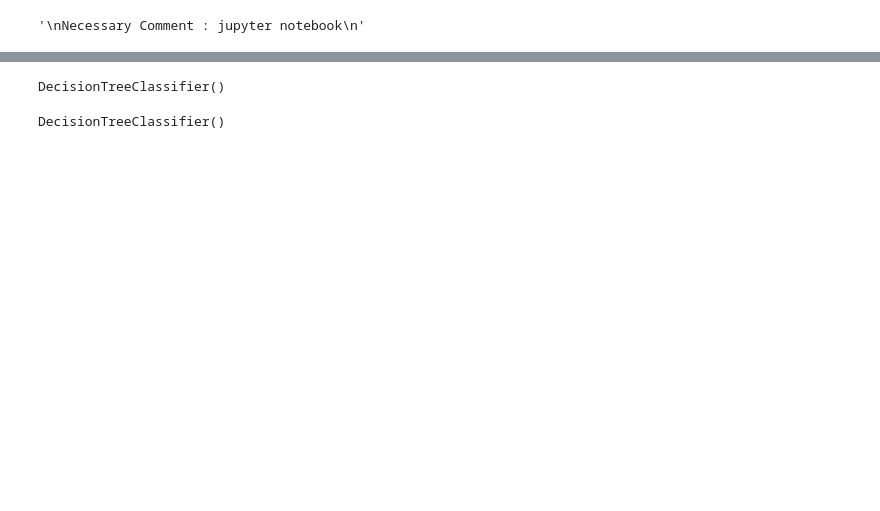
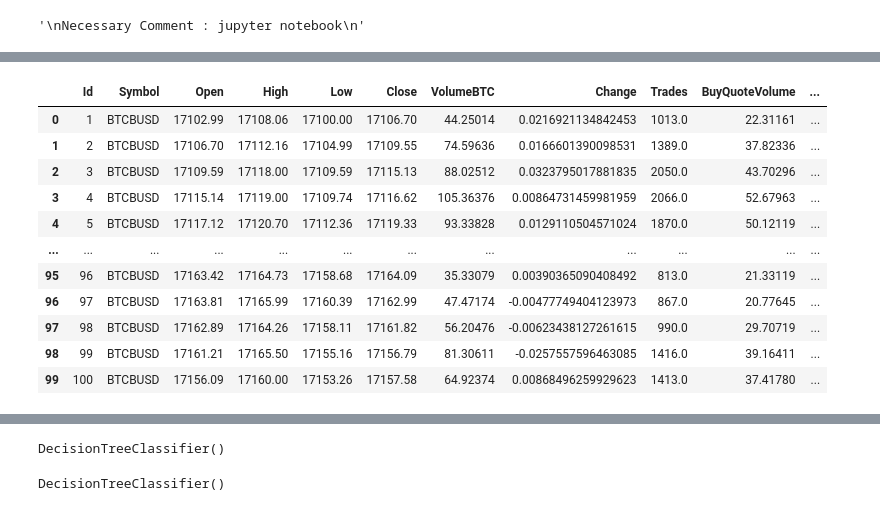
Before and after one commit to sushen/TradingAi, a Jupyter notebook: AiResearch.ipynb, the cells around one changed output, grey strips where cells are left out. Drawn from its saved outputs; the diff is of its cells as text; code cells hidden in the pictures; blank space fills up the shorter version.

```diff
--- a/AiResearch.ipynb
+++ b/AiResearch.ipynb
@@ -119,6 +119,24 @@ df
 # %%
 # dir(talib)
 # %%
+"""
+means you are dropping duplicket column.
+https://stackoverflow.com/questions/35084071/concat-dataframe-reindexing-only-valid-with-uniquely-valued-index-objects
+
+"""
 df = df.head(100)
-print(df)
+df = df.reset_index(drop=True)
+df
 # %% [output]
+|  | Id | Symbol | Open | High | Low | Close | VolumeBTC | Change | Trades | BuyQuoteVolume | ... |
+| 0 | 1 | BTCBUSD | 17102.99 | 17108.06 | 17100.00 | 17106.70 | 44.25014 | 0.0216921134842453 | 1013.0 | 22.31161 | ... |
+| 1 | 2 | BTCBUSD | 17106.70 | 17112.16 | 17104.99 | 17109.55 | 74.59636 | 0.0166601390098531 | 1389.0 | 37.82336 | ... |
+| 2 | 3 | BTCBUSD | 17109.59 | 17118.00 | 17109.59 | 17115.13 | 88.02512 | 0.0323795017881835 | 2050.0 | 43.70296 | ... |
+| 3 | 4 | BTCBUSD | 17115.14 | 17119.00 | 17109.74 | 17116.62 | 105.36376 | 0.00864731459981959 | 2066.0 | 52.67963 | ... |
+| 4 | 5 | BTCBUSD | 17117.12 | 17120.70 | 17112.36 | 17119.33 | 93.33828 | 0.0129110504571024 | 1870.0 | 50.12119 | ... |
+| ... | ... | ... | ... | ... | ... | ... | ... | ... | ... | ... | ... |
+| 95 | 96 | BTCBUSD | 17163.42 | 17164.73 | 17158.68 | 17164.09 | 35.33079 | 0.00390365090408492 | 813.0 | 21.33119 | ... |
+| 96 | 97 | BTCBUSD | 17163.81 | 17165.99 | 17160.39 | 17162.99 | 47.47174 | -0.00477749404123973 | 867.0 | 20.77645 | ... |
+| 97 | 98 | BTCBUSD | 17162.89 | 17164.26 | 17158.11 | 17161.82 | 56.20476 | -0.00623438127261615 | 990.0 | 29.70719 | ... |
+| 98 | 99 | BTCBUSD | 17161.21 | 17165.50 | 17155.16 | 17156.79 | 81.30611 | -0.0257557596463085 | 1416.0 | 39.16411 | ... |
+| 99 | 100 | BTCBUSD | 17156.09 | 17160.00 | 17153.26 | 17157.58 | 64.92374 | 0.00868496259929623 | 1413.0 | 37.41780 | ... |
```
Also changed, not shown: parts of 14 cells of this notebook.
